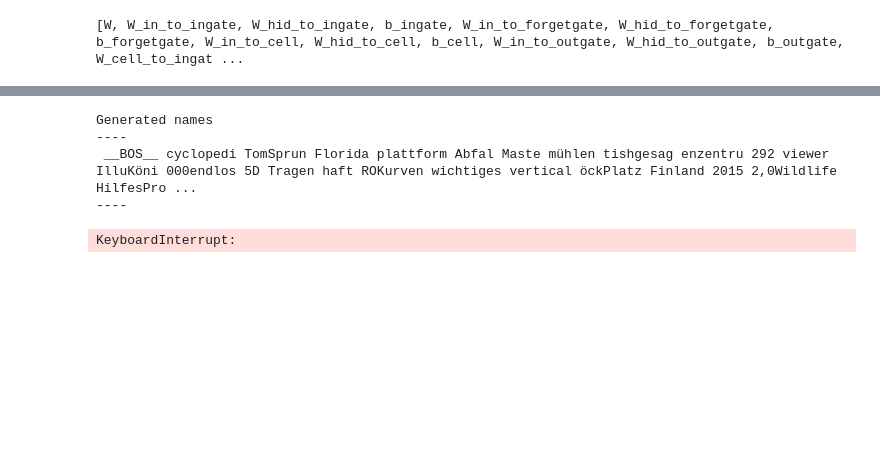
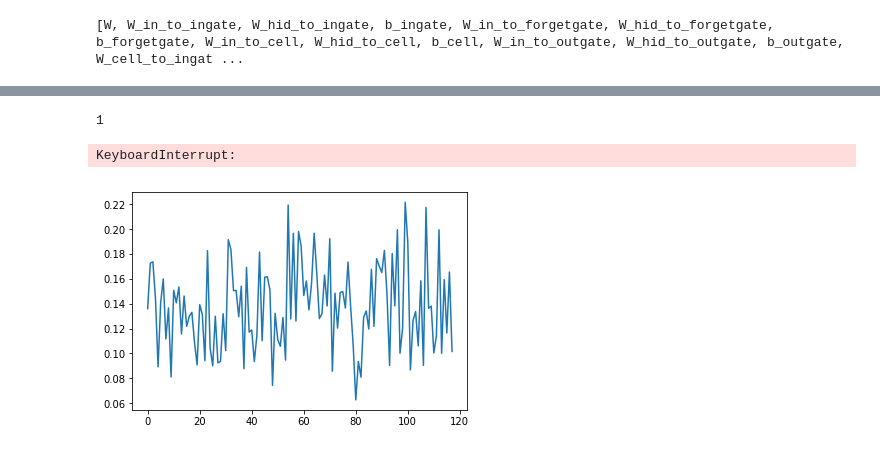
Before and after one commit to TIXFeniks/babelSolution, a Jupyter notebook: nmt.ipynb, the cells around one changed output, grey strips where cells are left out. Drawn from its saved outputs; the diff is of its cells as text; code cells hidden in the pictures; blank space fills up the shorter version.

Commit message:
trained a bit

```diff
--- a/nmt.ipynb
+++ b/nmt.ipynb
@@ -136,5 +167,6 @@ print (weights)
 # %% [output]
 [W, W_in_to_ingate, W_hid_to_ingate, b_ingate, W_in_to_forgetgate, W_hid_to_forgetgate, b_forgetgate, W_in_to_cell, W_hid_to_cell, b_cell, W_in_to_outgate, W_hid_to_outgate, b_outgate, W_cell_to_ingat ...
 # %%
-loss = lasagne.objectives.categorical_crossentropy(probas, target_values[:,1:].reshape((-1,))).mean()
+loss = lasagne.objectives.categorical_crossentropy(probas, target_values[:,1:].reshape((-1,)))
+loss = (loss * target_mask[:,1:].ravel()).sum() / target_mask.sum()
 updates = lasagne.updates.adadelta(loss, weights)
@@ -204,0 +238,4 @@ from tqdm import tqdm_notebook
+# %%
+1
+# %% [output]
+1
@@ -205,22 +244,38 @@ from tqdm import tqdm_notebook
 # %%
 n_epochs = 100
+batch_size = 75
+view_window = 400
 
 for epoch in range(n_epochs):
+    tq = tqdm(iterate_minibatches(X_train,Y_train, batchsize=batch_size, shuffle= True),
+              total= len(X_train) / batch_size)
+    for x, y in tq:
+        padded_x = pad_sequences(x, value= src_voc.PAD, maxlen=MAX_LEN, padding="post")
+        padded_y = pad_sequences(y, value= dst_voc.PAD, maxlen=MAX_LEN, padding="post")
+        try:
+            cost += [train(padded_x[:,:MAX_LEN], padded_y[:,:MAX_LEN])]
+            if len(cost) % 50 == 1:
+                tq.set_description(str(np.mean(cost[-50:])))
+        except KeyboardInterrupt:
+            tq.close()
+            raise KeyboardInterrupt
+        except Exception as e:
+            print(e)
+            print(max(list(map(len, x))))
+            print(max(list(map(len, y))))
+            #raise e
 
-    print( "Generated names")
-    translate(raw_src[0],n_snippets=2)
+    translating_ind = np.random.randint(len(raw_src))
 
-    cost = [];
+    print("Sent:")
+    print(raw_src[translating_ind])
+    print("Real translation")
+    print(raw_dst[translating_ind])
+    print("translated")
+    translate(raw_src[translating_ind],n_snippets=2, t=1.0)
 
-    for x, y in tqdm_notebook(iterate_minibatches(X_train,Y_train, batchsize=10, shuffle= True), total= len(X_train) / 10):
-        padded_x = pad_sequences(x, value= src_voc.PAD, padding="post")
-        padded_y = pad_sequences(y, value= dst_voc.PAD, padding="post")
-        cost += [train(padded_x[:,-MAX_LEN:], padded_y[:,-MAX_LEN:])]
-
-    print("Epoch {} average loss = {}".format(epoch, np.mean(cost)))
+    print("Epoch {} average loss = {}".format(epoch, np.mean(cost[-view_window:])))
+    plt.plot(cost[-view_window:])
+    plt.show()
 # %% [output]
-Generated names
-----
- __BOS__ cyclopedi TomSprun Florida plattform Abfal Maste mühlen tishgesag enzentru 292 viewer IlluKöni 000endlos 5D Tragen haft ROKurven wichtiges vertical öckPlatz Finland 2015 2,0Wildlife HilfesPro ...
-----
+KeyboardInterrupt:
-KeyboardInterrupt:
@@ -229,0 +282,4 @@ KeyboardInterrupt:
+# %%
+plt.plot(cost[-1000:]);
+# %% [output]
+[figure, added]
```
Also changed, not shown: parts of 18 cells of this notebook, 11 other files.
